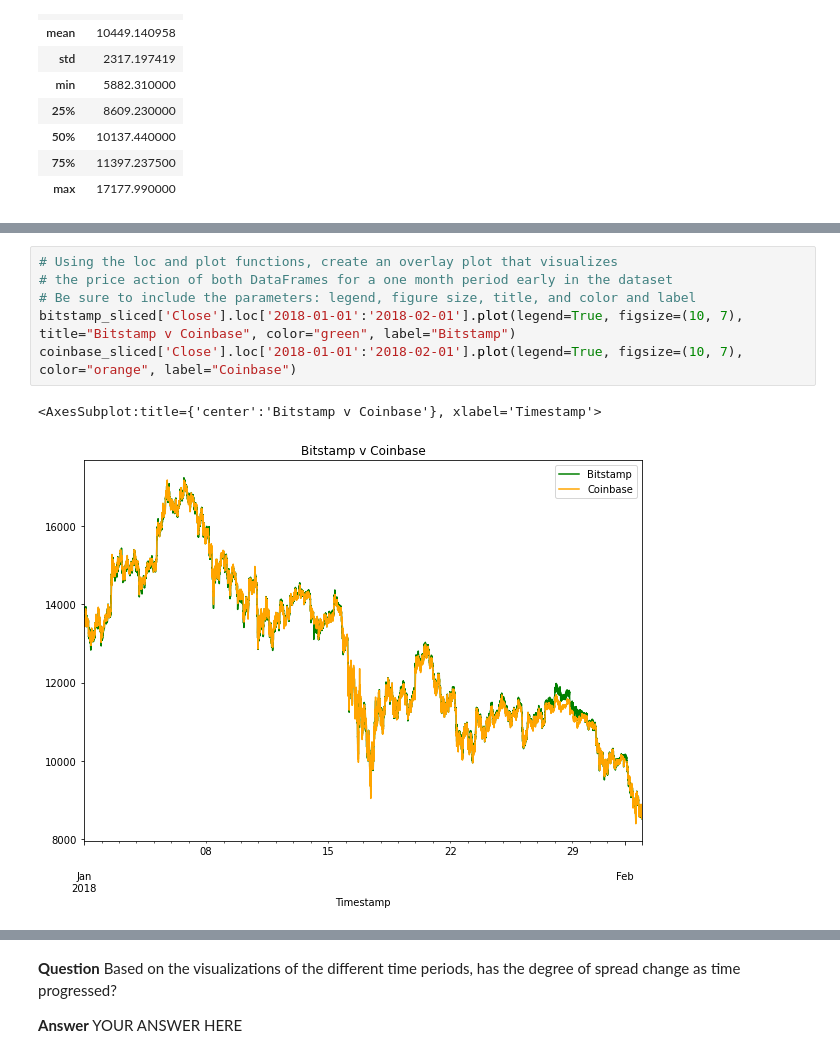
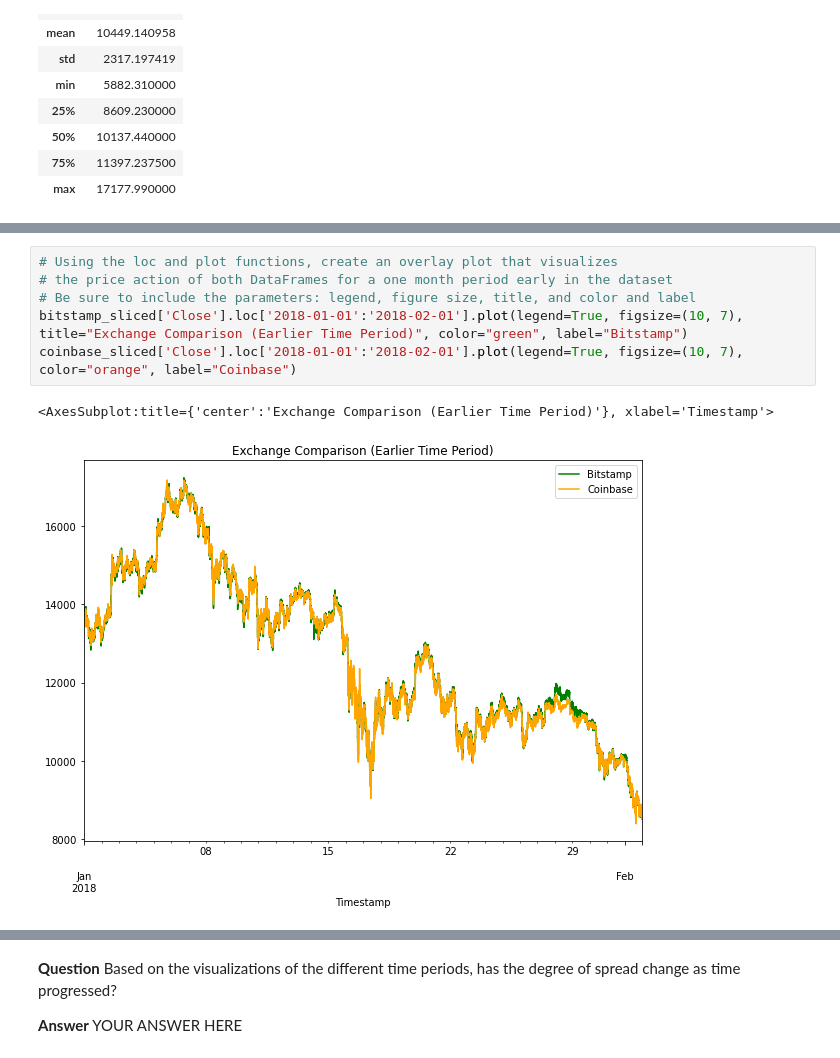
Before and after one commit to JuliaGuanzon/Crypto_Arbitrage, a Jupyter notebook: crypto_arbitrage.ipynb, the cells around one changed output, grey strips where cells are left out. Cells and saved outputs as stored; diff of their text form.

```diff
--- a/crypto_arbitrage.ipynb
+++ b/crypto_arbitrage.ipynb
@@ -504,12 +525,12 @@ coinbase_sliced['Close'].plot(legend=True, figsize=(15, 7), color="orange", labe
 # %%
 # Using the loc and plot functions, create an overlay plot that visualizes
 # the price action of both DataFrames for a one month period early in the dataset
 # Be sure to include the parameters: legend, figure size, title, and color and label
-bitstamp_sliced['Close'].loc['2018-01-01':'2018-02-01'].plot(legend=True, figsize=(10, 7), title="Bitstamp v Coinbase", color="green", label="Bitstamp")
+bitstamp_sliced['Close'].loc['2018-01-01':'2018-02-01'].plot(legend=True, figsize=(10, 7), title="Exchange Comparison (Earlier Time Period)", color="green", label="Bitstamp")
 coinbase_sliced['Close'].loc['2018-01-01':'2018-02-01'].plot(legend=True, figsize=(10, 7), color="orange", label="Coinbase")
 # %% [output]
-<AxesSubplot:title={'center':'Bitstamp v Coinbase'}, xlabel='Timestamp'>
+<AxesSubplot:title={'center':'Exchange Comparison (Earlier Time Period)'}, xlabel='Timestamp'>
-[figure, old version]
+[figure, new version]
 # %%
 # Using the loc and plot functions, create an overlay plot that visualizes
 # the price action of both DataFrames for a one month period later in the dataset
```
Also changed, not shown: parts of 20 cells of this notebook.
